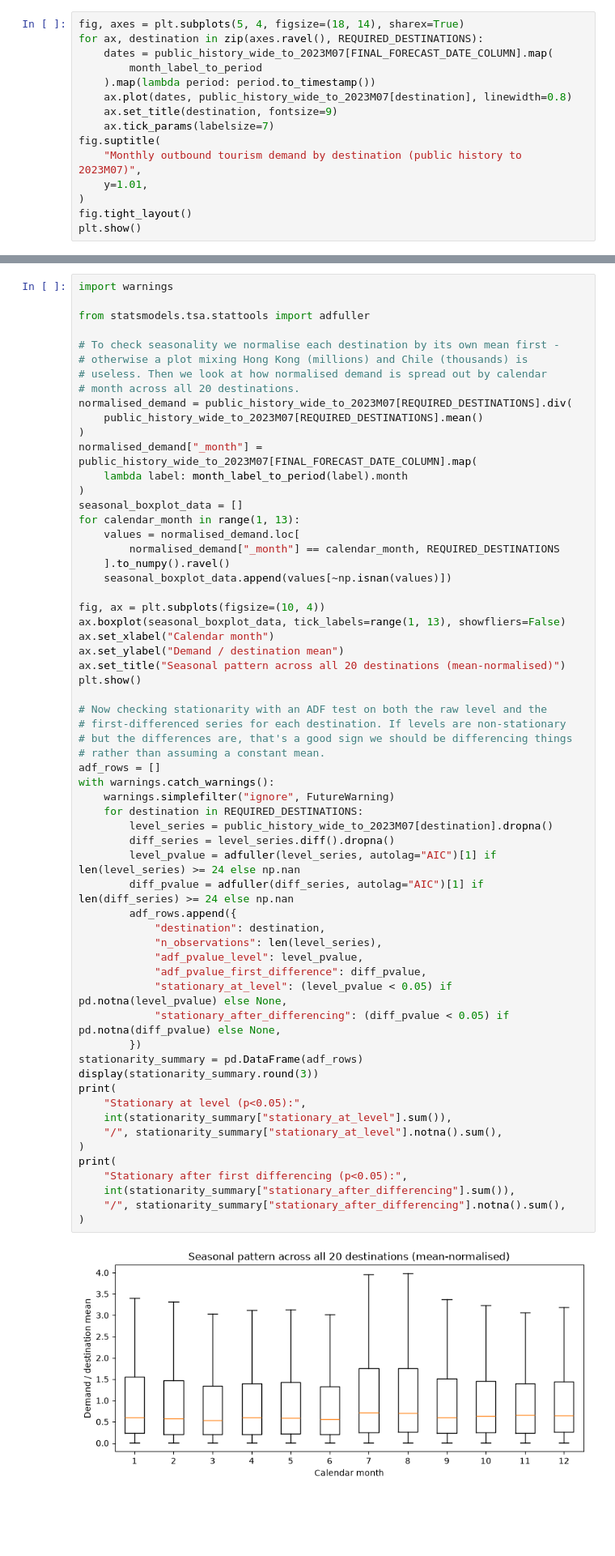
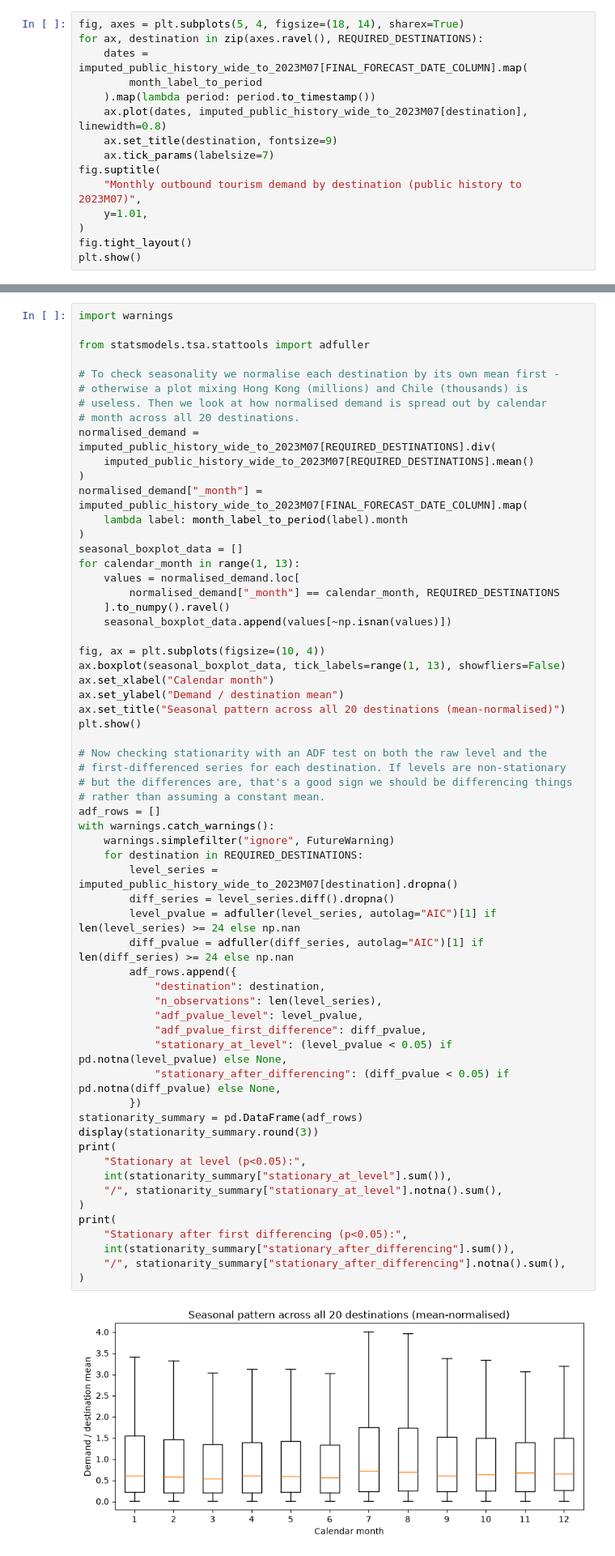
Before and after one commit to shakai2k/endterm-task, a Jupyter notebook: SIG742-2026T2-A2-G3-Team16.ipynb, the cells around one changed output, grey strips where cells are left out. Shown at 81% size. Drawn from its saved outputs; the diff is of its cells as text; blank space fills up the shorter version.

```diff
--- a/SIG742-2026T2-A2-G3-Team16.ipynb
+++ b/SIG742-2026T2-A2-G3-Team16.ipynb
@@ -1756,10 +1996,10 @@ display(destination_stats.round(1).sort_values("cv", ascending=False))
 # %%
 fig, axes = plt.subplots(5, 4, figsize=(18, 14), sharex=True)
 for ax, destination in zip(axes.ravel(), REQUIRED_DESTINATIONS):
-    dates = public_history_wide_to_2023M07[FINAL_FORECAST_DATE_COLUMN].map(
+    dates = imputed_public_history_wide_to_2023M07[FINAL_FORECAST_DATE_COLUMN].map(
         month_label_to_period
     ).map(lambda period: period.to_timestamp())
-    ax.plot(dates, public_history_wide_to_2023M07[destination], linewidth=0.8)
+    ax.plot(dates, imputed_public_history_wide_to_2023M07[destination], linewidth=0.8)
     ax.set_title(destination, fontsize=9)
     ax.tick_params(labelsize=7)
 fig.suptitle(
@@ -1786,10 +2026,10 @@ from statsmodels.tsa.stattools import adfuller
 # otherwise a plot mixing Hong Kong (millions) and Chile (thousands) is
 # useless. Then we look at how normalised demand is spread out by calendar
 # month across all 20 destinations.
-normalised_demand = public_history_wide_to_2023M07[REQUIRED_DESTINATIONS].div(
-    public_history_wide_to_2023M07[REQUIRED_DESTINATIONS].mean()
+normalised_demand = imputed_public_history_wide_to_2023M07[REQUIRED_DESTINATIONS].div(
+    imputed_public_history_wide_to_2023M07[REQUIRED_DESTINATIONS].mean()
 )
-normalised_demand["_month"] = public_history_wide_to_2023M07[FINAL_FORECAST_DATE_COLUMN].map(
+normalised_demand["_month"] = imputed_public_history_wide_to_2023M07[FINAL_FORECAST_DATE_COLUMN].map(
     lambda label: month_label_to_period(label).month
 )
 seasonal_boxplot_data = []
@@ -1811,34 +2051,34 @@ plt.show()
 # but the differences are, that's a good sign we should be differencing things
 # rather than assuming a constant mean.
 adf_rows = []
 with warnings.catch_warnings():
     warnings.simplefilter("ignore", FutureWarning)
     for destination in REQUIRED_DESTINATIONS:
-        level_series = public_history_wide_to_2023M07[destination].dropna()
+        level_series = imputed_public_history_wide_to_2023M07[destination].dropna()
         diff_series = level_series.diff().dropna()
         level_pvalue = adfuller(level_series, autolag="AIC")[1] if len(level_series) >= 24 else np.nan
         diff_pvalue = adfuller(diff_series, autolag="AIC")[1] if len(diff_series) >= 24 else np.nan
         adf_rows.append({
             "destination": destination,
             "n_observations": len(level_series),
             "adf_pvalue_level": level_pvalue,
             "adf_pvalue_first_difference": diff_pvalue,
             "stationary_at_level": (level_pvalue < 0.05) if pd.notna(level_pvalue) else None,
             "stationary_after_differencing": (diff_pvalue < 0.05) if pd.notna(diff_pvalue) else None,
         })
 stationarity_summary = pd.DataFrame(adf_rows)
 display(stationarity_summary.round(3))
 print(
     "Stationary at level (p<0.05):",
     int(stationarity_summary["stationary_at_level"].sum()),
     "/", stationarity_summary["stationary_at_level"].notna().sum(),
 )
 print(
     "Stationary after first differencing (p<0.05):",
     int(stationarity_summary["stationary_after_differencing"].sum()),
     "/", stationarity_summary["stationary_after_differencing"].notna().sum(),
 )
 # %% [output]
-[figure, old version]
+[figure, new version]
 |  | destination | n_observations | adf_pvalue_level | adf_pvalue_first_difference | stationary_at_level | ... |
 | 0 | Canada | 259 | 0.188 | 0.010 | False | ... |
```
Also changed, not shown: parts of 39 cells of this notebook, 2 other files.
